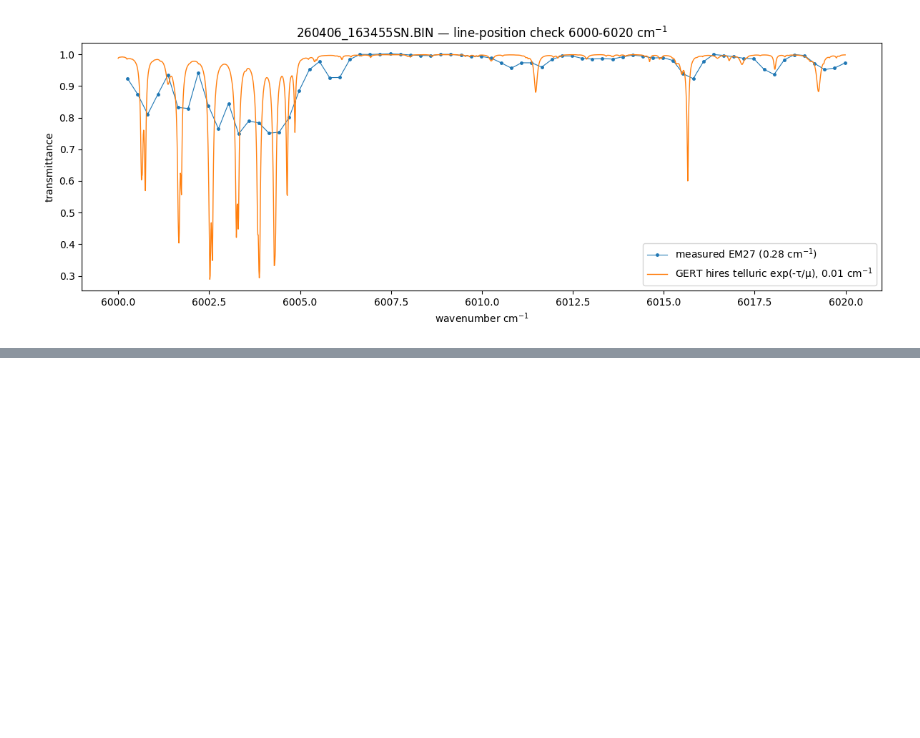
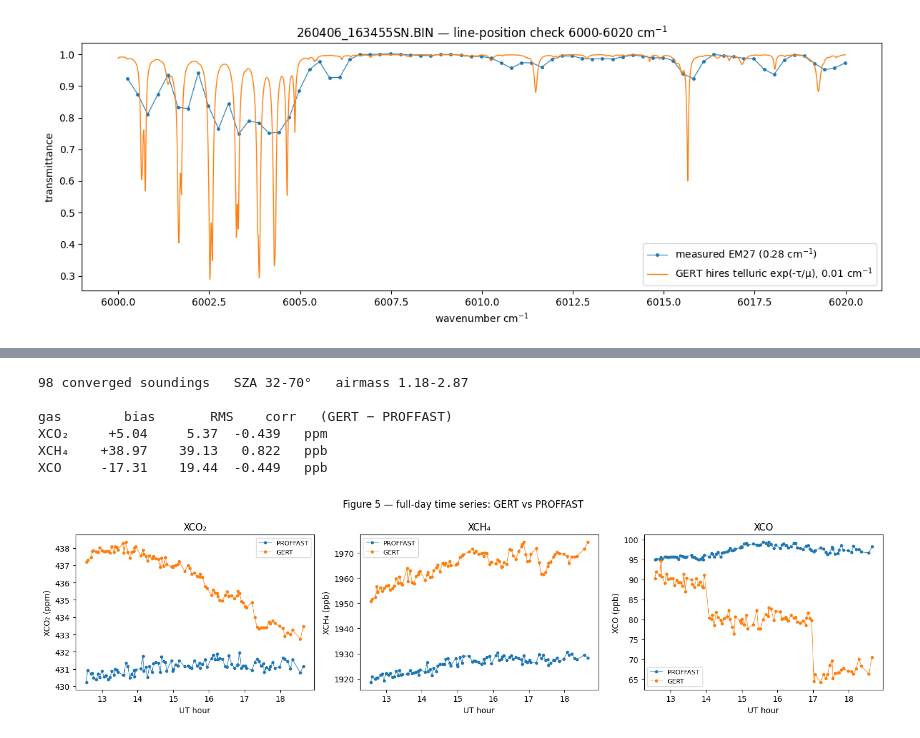
Before and after one commit to erselab/em27, a Jupyter notebook: notebooks/em27_realdata.ipynb, the cells around one changed output, grey strips where cells are left out. Saved outputs shown, nothing was run; the diff lists cells and outputs as text; code cells hidden in the pictures; blank space fills up the shorter version.

Commit message:
first full day run

```diff
--- a/notebooks/em27_realdata.ipynb
+++ b/notebooks/em27_realdata.ipynb
@@ -223,0 +458,31 @@ plt.show()
+# %%
+import pandas as pd
+m4 = pd.read_csv(PROJ / "data/m4_results.csv")
+m4 = m4[m4["converged"] & (m4["chi2"] < 10)].reset_index(drop=True)
+print(f"{len(m4)} converged soundings   SZA {m4.sza.min():.0f}-{m4.sza.max():.0f}°   "
+      f"airmass {m4.airmass.min():.2f}-{m4.airmass.max():.2f}")
+
+GASES = [("xco2", "XCO₂", "ppm"), ("xch4", "XCH₄", "ppb"), ("xco", "XCO", "ppb")]
+print(f"\n{'gas':5} {'bias':>9} {'RMS':>9} {'corr':>7}   (GERT − PROFFAST)")
+for key, lab, unit in GASES:
+    d = m4[f"{key}_gert"] - m4[f"{key}_proffast"]
+    corr = np.corrcoef(m4[f"{key}_gert"], m4[f"{key}_proffast"])[0, 1]
+    print(f"{lab:5} {d.mean():+8.2f} {np.sqrt((d**2).mean()):8.2f} {corr:7.3f}   {unit}")
+# %% [output]
+98 converged soundings   SZA 32-70°   airmass 1.18-2.87
+
+gas        bias       RMS    corr   (GERT − PROFFAST)
+XCO₂     +5.04     5.37  -0.439   ppm
+XCH₄    +38.97    39.13   0.822   ppb
+XCO     -17.31    19.44  -0.449   ppb
+# %%
+fig, axes = plt.subplots(1, 3, figsize=(15, 4))
+for ax, (key, lab, unit) in zip(axes, GASES):
+    ax.plot(m4.ut_h, m4[f"{key}_proffast"], "o-", ms=3, lw=0.7, label="PROFFAST")
+    ax.plot(m4.ut_h, m4[f"{key}_gert"], "o-", ms=3, lw=0.7, label="GERT")
+    ax.set_xlabel("UT hour"); ax.set_ylabel(f"{lab} ({unit})"); ax.set_title(lab)
+    ax.legend(fontsize=8)
+fig.suptitle("Figure 5 — full-day time series: GERT vs PROFFAST")
+fig.tight_layout(); fig.savefig(FIGS / "em27_m4_timeseries.png", dpi=120); plt.show()
+# %% [output]
+[figure, added]
```
Also changed, not shown: parts of 17 cells of this notebook, 7 other files.
